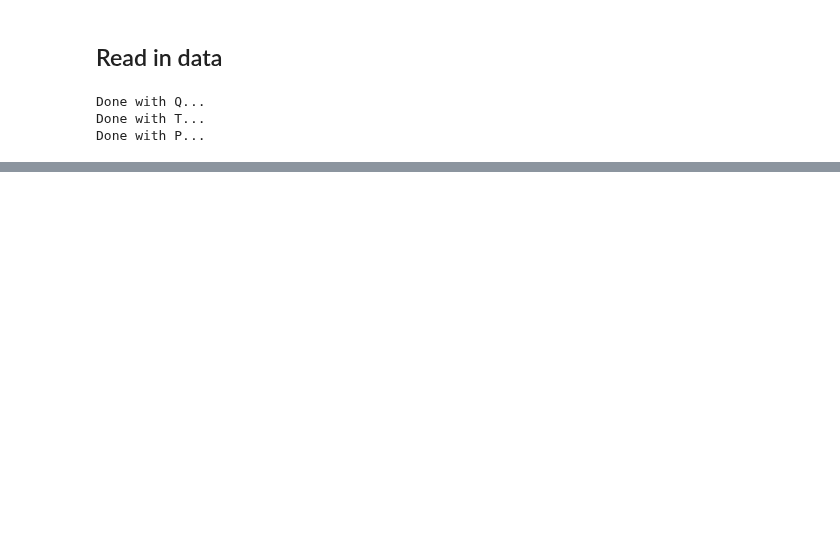
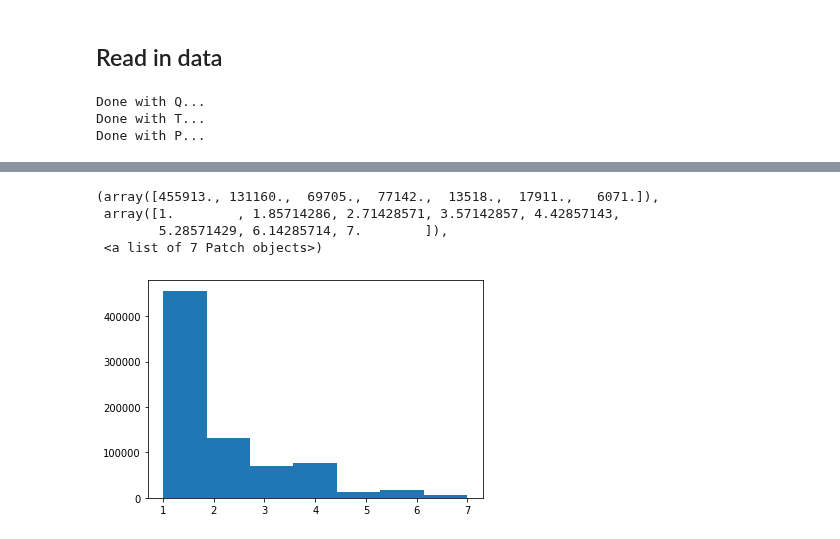
Before and after one commit to megandevlan/Coupling_CAM6CLM5, a Jupyter notebook: CTP-HI_low_CONUS.ipynb, the cells around one changed output, grey strips where cells are left out. Cells and saved outputs as stored; diff of their text form; code cells hidden in the pictures; blank space fills up the shorter version.

```diff
--- a/CTP-HI_low_CONUS.ipynb
+++ b/CTP-HI_low_CONUS.ipynb
@@ -669,0 +300,12 @@ KeyboardInterrupt:
+# %%
+# Histogram of all gridcells
+
+fig, ax1 = plt.subplots(1,1, figsize=(7, 5))
+
+ax1.hist(regime_jja.reshape([nTime*nLat*nLon, 1]), bins=7)
+# %% [output]
+(array([455913., 131160.,  69705.,  77142.,  13518.,  17911.,   6071.]),
+ array([1.        , 1.85714286, 2.71428571, 3.57142857, 4.42857143,
+        5.28571429, 6.14285714, 7.        ]),
+ <a list of 7 Patch objects>)
+[figure, added]
```
Also changed, not shown: parts of 51 cells of this notebook.
